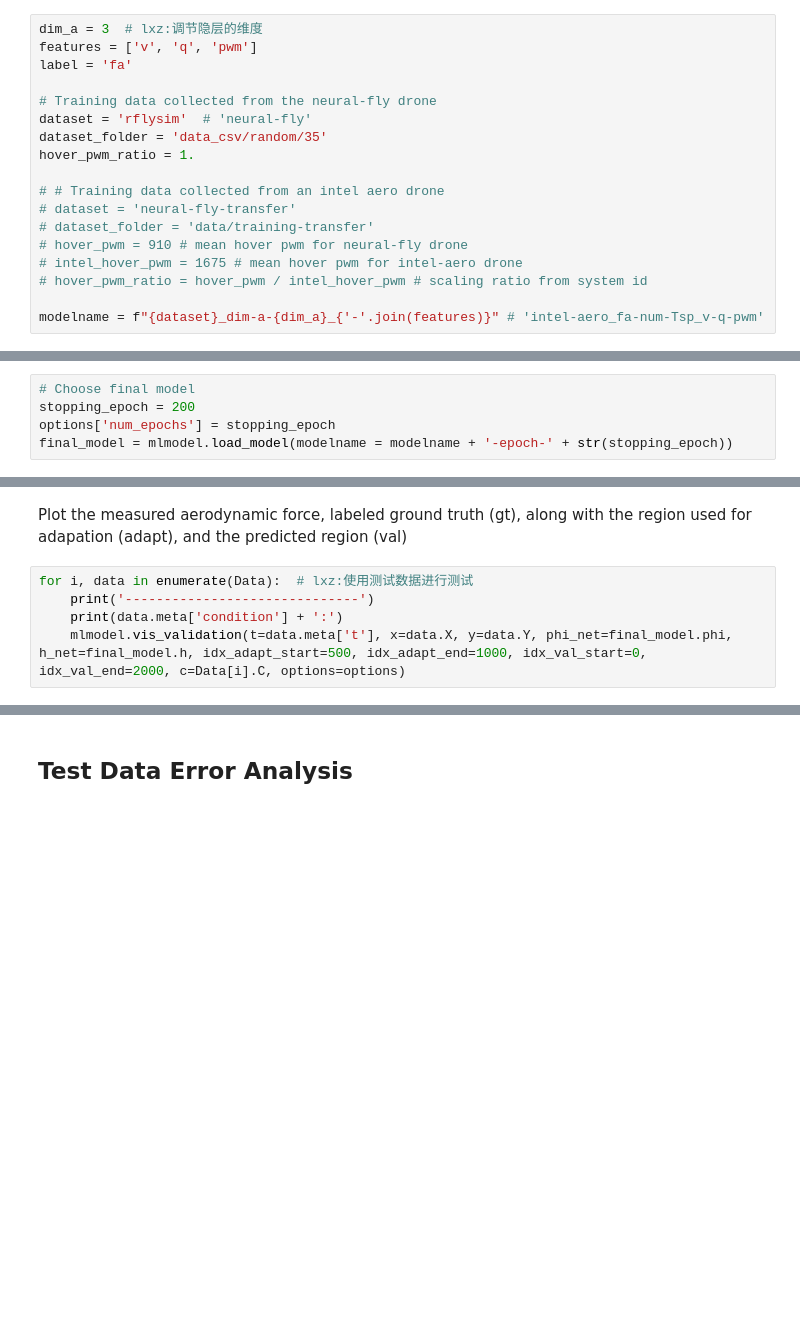
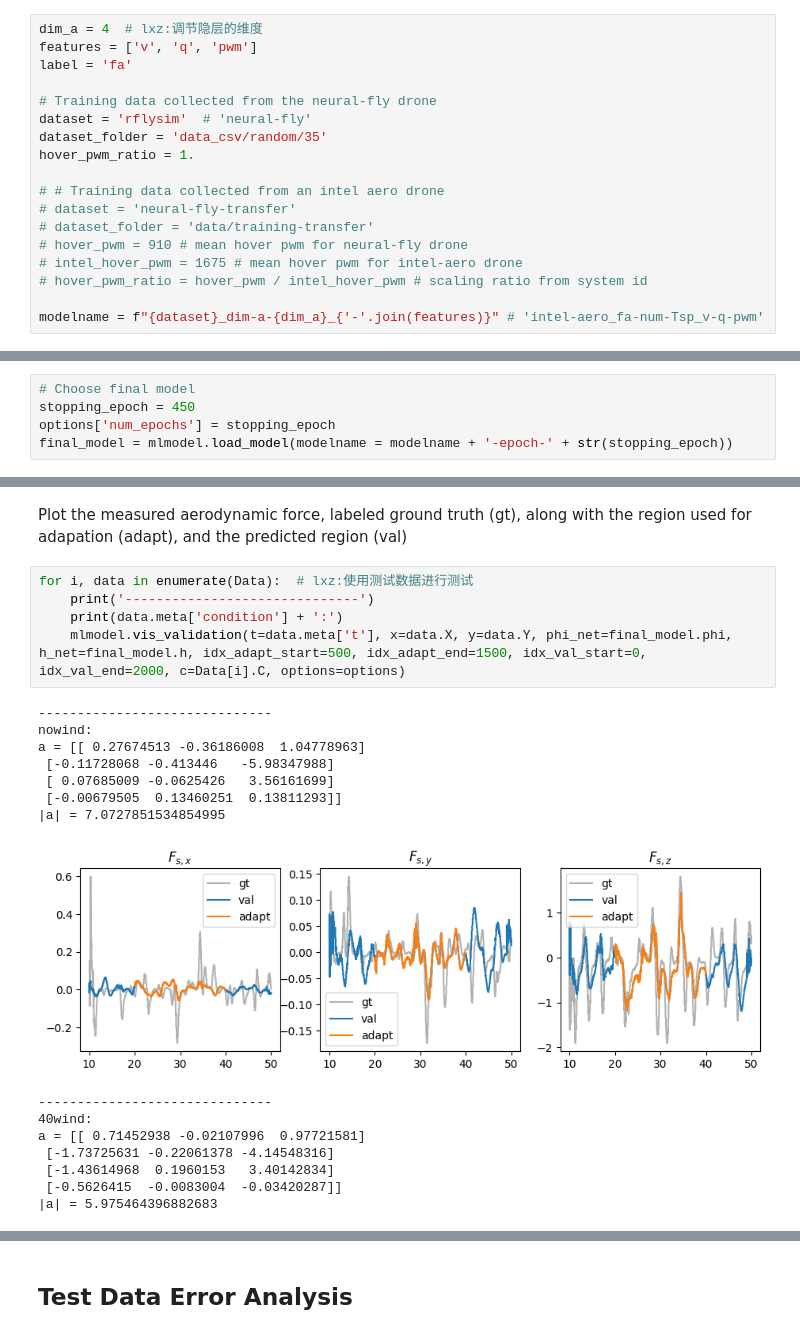
Before and after one commit to SaleJuice/neural-fly, a Jupyter notebook: training-and-validation.ipynb, the cells around one changed output, grey strips where cells are left out. Saved outputs shown, nothing was run; the diff lists cells and outputs as text; blank space fills up the shorter version.

```diff
--- a/training-and-validation.ipynb
+++ b/training-and-validation.ipynb
@@ -30,7 +30,7 @@ running on darwin, setting 2 workers
 # %% [markdown]
 ## Load the data and create some simple visualizations
 # %%
-dim_a = 3  # lxz:调节隐层的维度
+dim_a = 4  # lxz:调节隐层的维度
 features = ['v', 'q', 'pwm']
 label = 'fa'
 
@@ -328,6 +356,6 @@ plt.show()
 # %%
 # Choose final model
-stopping_epoch = 200
+stopping_epoch = 450
 options['num_epochs'] = stopping_epoch
 final_model = mlmodel.load_model(modelname = modelname + '-epoch-' + str(stopping_epoch))
 # %% [markdown]
@@ -337,5 +365,21 @@ Plot the measured aerodynamic force, labeled ground truth (gt), along with the r
 # %%
 for i, data in enumerate(Data):  # lxz:使用测试数据进行测试
     print('------------------------------')
     print(data.meta['condition'] + ':')
-    mlmodel.vis_validation(t=data.meta['t'], x=data.X, y=data.Y, phi_net=final_model.phi, h_net=final_model.h, idx_adapt_start=500, idx_adapt_end=1000, idx_val_start=0, idx_val_end=2000, c=Data[i].C, options=options)
+    mlmodel.vis_validation(t=data.meta['t'], x=data.X, y=data.Y, phi_net=final_model.phi, h_net=final_model.h, idx_adapt_start=500, idx_adapt_end=1500, idx_val_start=0, idx_val_end=2000, c=Data[i].C, options=options)
+# %% [output]
+------------------------------
+nowind:
+a = [[ 0.27674513 -0.36186008  1.04778963]
+ [-0.11728068 -0.413446   -5.98347988]
+ [ 0.07685009 -0.0625426   3.56161699]
+ [-0.00679505  0.13460251  0.13811293]]
+|a| = 7.0727851534854995
+[figure, added]
+------------------------------
+40wind:
+a = [[ 0.71452938 -0.02107996  0.97721581]
+ [-1.73725631 -0.22061378 -4.14548316]
+ [-1.43614968  0.1960153   3.40142834]
+ [-0.5626415  -0.0083004  -0.03420287]]
+|a| = 5.975464396882683
```
Also changed, not shown: parts of 9 cells of this notebook, 30 other files.
